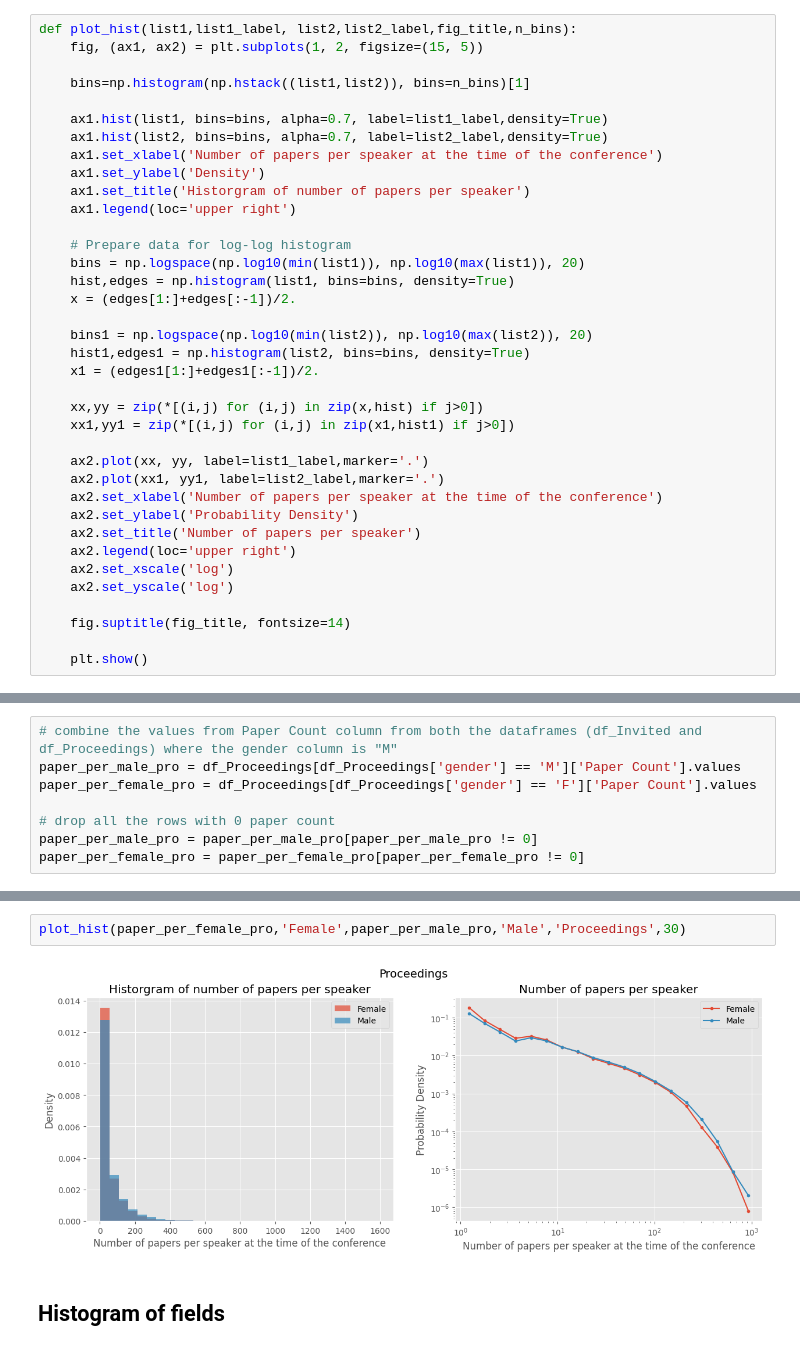
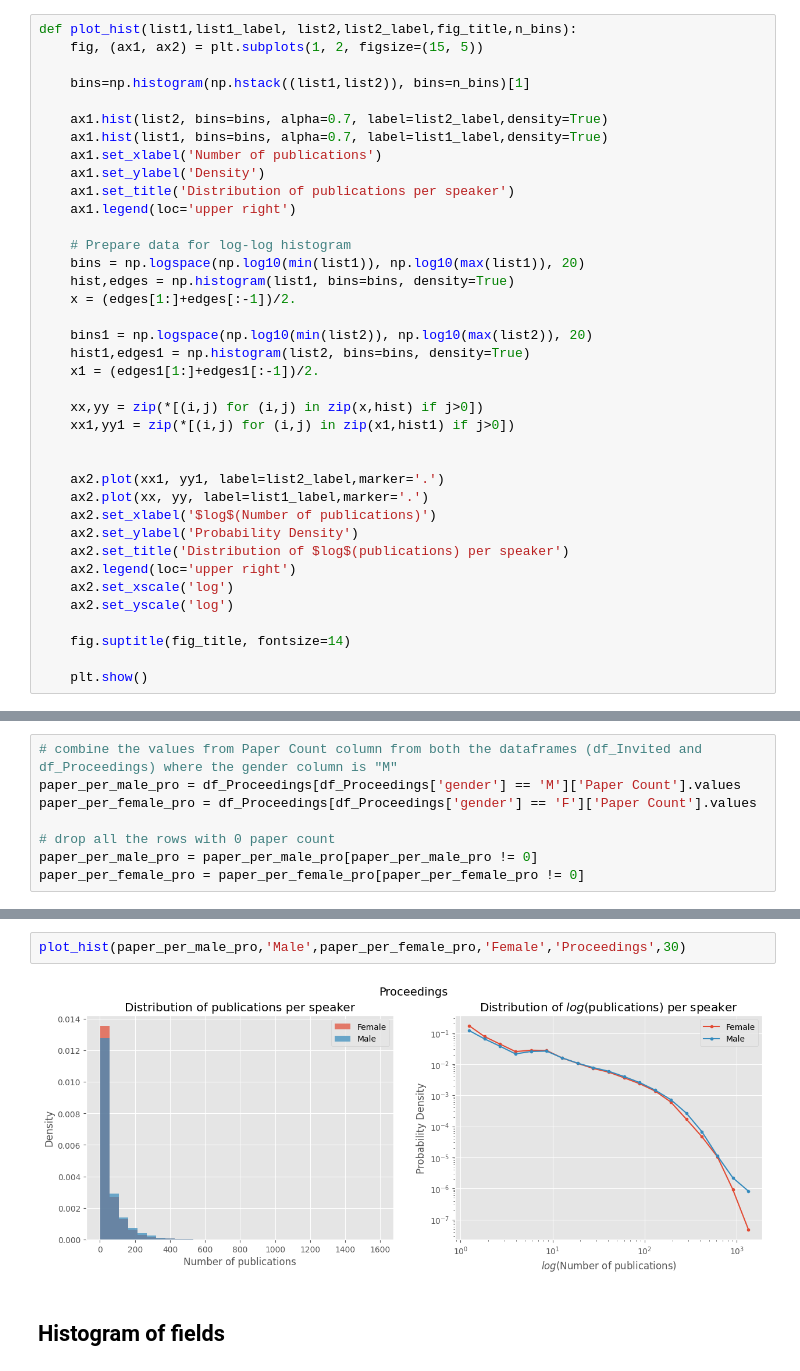
Before and after one commit to mariespedersen/Thesis_github, a Jupyter notebook: Histograms_Paper.ipynb, the cells around one changed output, grey strips where cells are left out. Drawn from its saved outputs; the diff is of its cells as text.

```diff
--- a/Histograms_Paper.ipynb
+++ b/Histograms_Paper.ipynb
@@ -22,11 +22,11 @@ def plot_hist(list1,list1_label, list2,list2_label,fig_title,n_bins):
 
     bins=np.histogram(np.hstack((list1,list2)), bins=n_bins)[1]
 
+    ax1.hist(list2, bins=bins, alpha=0.7, label=list2_label,density=True)
     ax1.hist(list1, bins=bins, alpha=0.7, label=list1_label,density=True)
-    ax1.hist(list2, bins=bins, alpha=0.7, label=list2_label,density=True)
-    ax1.set_xlabel('Number of papers per speaker at the time of the conference')
+    ax1.set_xlabel('Number of publications')
     ax1.set_ylabel('Density')
-    ax1.set_title('Historgram of number of papers per speaker')
+    ax1.set_title('Distribution of publications per speaker')
     ax1.legend(loc='upper right')
 
     # Prepare data for log-log histogram
@@ -41,11 +41,12 @@ def plot_hist(list1,list1_label, list2,list2_label,fig_title,n_bins):
     xx,yy = zip(*[(i,j) for (i,j) in zip(x,hist) if j>0])
     xx1,yy1 = zip(*[(i,j) for (i,j) in zip(x1,hist1) if j>0])
 
+
+    ax2.plot(xx1, yy1, label=list2_label,marker='.')
     ax2.plot(xx, yy, label=list1_label,marker='.')
-    ax2.plot(xx1, yy1, label=list2_label,marker='.')
-    ax2.set_xlabel('Number of papers per speaker at the time of the conference')
+    ax2.set_xlabel('$log$(Number of publications)')
     ax2.set_ylabel('Probability Density')
-    ax2.set_title('Number of papers per speaker')
+    ax2.set_title('Distribution of $log$(publications) per speaker')
     ax2.legend(loc='upper right')
     ax2.set_xscale('log')
     ax2.set_yscale('log')
@@ -112,7 +168,7 @@ paper_per_female_pro = paper_per_female_pro[paper_per_female_pro != 0]
 # %%
-plot_hist(paper_per_female_pro,'Female',paper_per_male_pro,'Male','Proceedings',30)
+plot_hist(paper_per_male_pro,'Male',paper_per_female_pro,'Female','Proceedings',30)
 # %% [output]
-[figure, old version]
+[figure, new version]
 # %% [markdown]
 ## Histogram of fields
 # %% [markdown]
```
Also changed, not shown: parts of 10 cells of this notebook, 6 other files.
